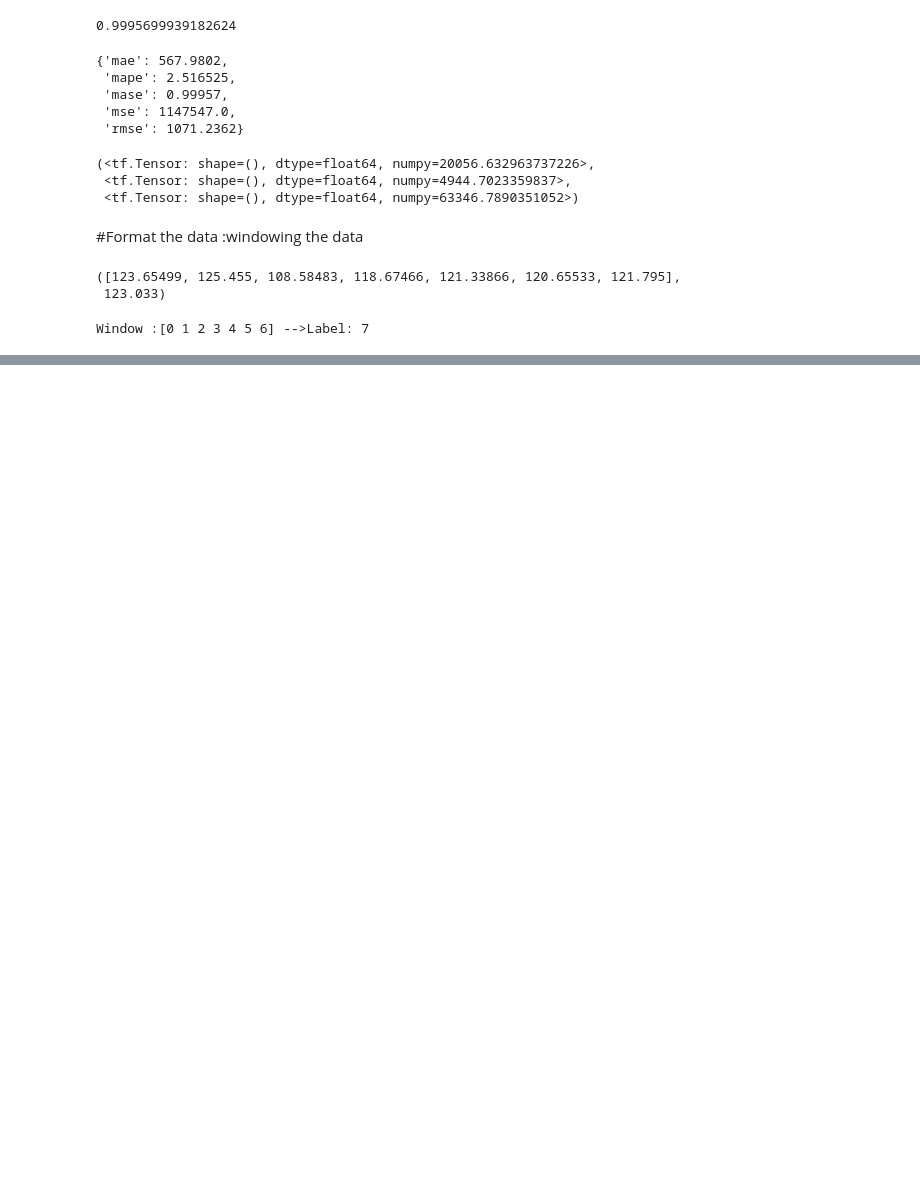
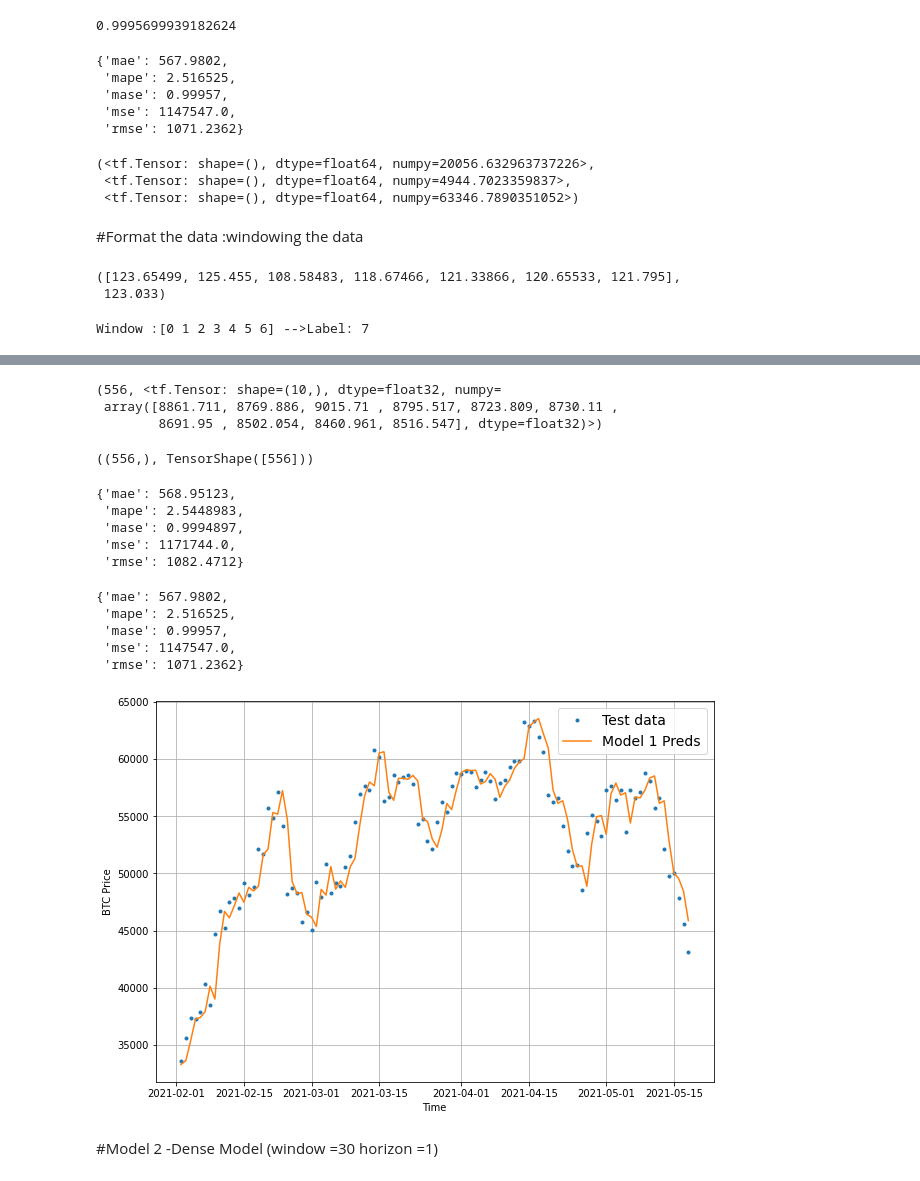
Before and after one commit to PasinduUkwatta/TensorFlow--Practise, a Jupyter notebook: 10_time_series_forecasting_with_tensorflow.ipynb, the cells around one changed output, grey strips where cells are left out. Cells and saved outputs as stored; diff of their text form; code cells hidden in the pictures; blank space fills up the shorter version.

Commit message:
Time Series Day 06

```diff
--- a/10_time_series_forecasting_with_tensorflow.ipynb
+++ b/10_time_series_forecasting_with_tensorflow.ipynb
@@ -344,0 +443,4 @@ Window :[0 1 2 3 4 5 6] -->Label: 7
+# %%
+#craete train and test windows
+train_windows,test_windows,train_labels,test_labels=make_train_test_splits(full_windows,full_labels)
+len(train_windows),len(test_windows),len(train_labels),len(test_labels)
@@ -344,0 +544,5 @@ Window :[0 1 2 3 4 5 6] -->Label: 7
+# %%
+#load the save best performing model and evaluate
+model_1 =tf.keras.models.load_model("/content/model_experiments/model_1_dense")
+model_1_results=model_1.evaluate(test_windows,test_labels)
+model_1_results
@@ -344,0 +562,59 @@ Window :[0 1 2 3 4 5 6] -->Label: 7
+# %%
+def make_preds(model,input_data):
+  """
+  Uses model to make predctions input_data
+  """
+  forecast =model.predict(input_data)
+  return tf.squeeze(forecast)
+# %%
+#make predictions
+model_1_preds =make_preds(model_1,test_windows)
+len(model_1_preds),model_1_preds[:10]
+# %% [output]
+(556, <tf.Tensor: shape=(10,), dtype=float32, numpy=
+ array([8861.711, 8769.886, 9015.71 , 8795.517, 8723.809, 8730.11 ,
+        8691.95 , 8502.054, 8460.961, 8516.547], dtype=float32)>)
+# %%
+test_labels.shape,model_1_preds.shape
+# %% [output]
+((556,), TensorShape([556]))
+# %%
+#evaluate the preds_
+model_1_results=evaluate_preds(y_true=test_labels,
+                               y_pred=model_1_preds)
+
+model_1_results
+# %% [output]
+{'mae': 568.95123,
+ 'mape': 2.5448983,
+ 'mase': 0.9994897,
+ 'mse': 1171744.0,
+ 'rmse': 1082.4712}
+# %%
+naive_results
+# %% [output]
+{'mae': 567.9802,
+ 'mape': 2.516525,
+ 'mase': 0.99957,
+ 'mse': 1147547.0,
+ 'rmse': 1071.2362}
+# %%
+#plot the model
+offset =450
+plt.figure(figsize=(10,7))
+
+#create for plotting
+plot_time_series(timesteps=X_test[-len(test_windows):],
+                 values=test_labels,
+                 start=offset,
+                 label="Test data")
+
+plot_time_series(timesteps=X_test[-len(test_windows):],
+                 values=model_1_preds,
+                 start=offset,
+                 format="-",
+                 label="Model 1 Preds")
+# %% [output]
+[figure, added]
+# %% [markdown]
+#Model 2 -Dense Model (window =30 horizon =1)
```
Also changed, not shown: parts of 82 cells of this notebook, 1 other file.
